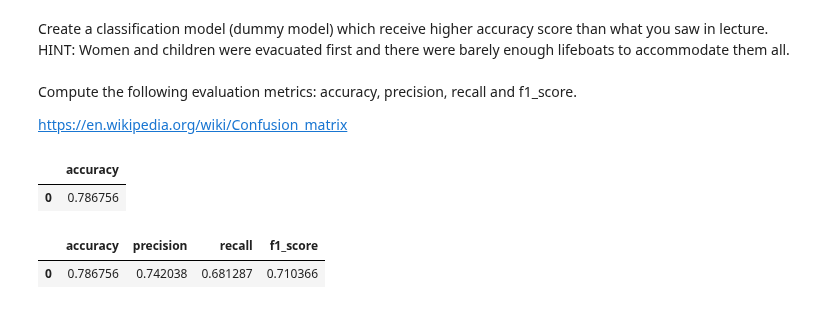
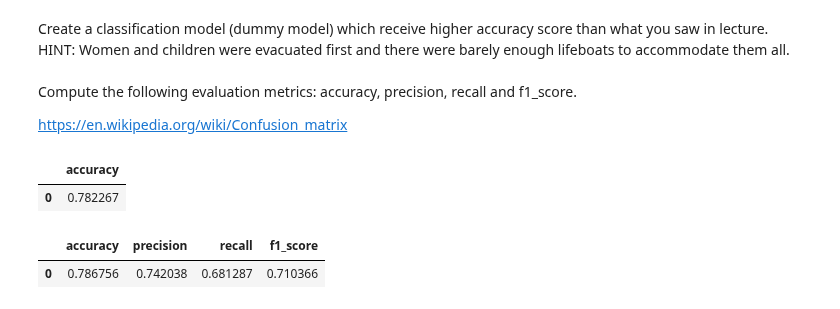
Before and after one commit to bensapirstein/MLDS, a Jupyter notebook: Big Data/Recitation/BDP_SQL_exercise.ipynb, the cells around one changed output. Saved outputs shown, nothing was run; the diff lists cells and outputs as text; code cells hidden in the pictures.

```diff
--- a/Big Data/Recitation/BDP_SQL_exercise.ipynb
+++ b/Big Data/Recitation/BDP_SQL_exercise.ipynb
@@ -189,23 +189,23 @@ https://en.wikipedia.org/wiki/Confusion_matrix
 # %%
 query = """
 
 WITH raw_data AS (
-    SELECT CASE WHEN sex = 'male' THEN 0 ELSE 1 END AS y_pred
+    SELECT CASE WHEN (sex = 'male' AND age >= 12) OR pclass NOT IN (1, 2) THEN 0 ELSE 1 END AS y_pred
         , survived AS y_true
     FROM titanic_features
         JOIN titanic_labels
             USING(passengerid)
     )
 
 
 SELECT AVG(y_true = y_pred) AS accuracy
 FROM raw_data
 """
 
 pd.read_sql_query(query, con=con)
 # %% [output]
 |  | accuracy |
-| 0 | 0.786756 |
+| 0 | 0.782267 |
 # %%
 query = """
 
```
Also changed, not shown: 18 other files.
